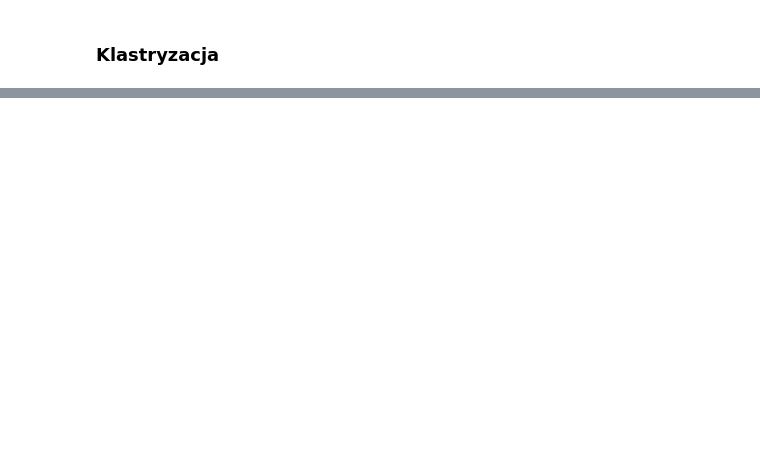
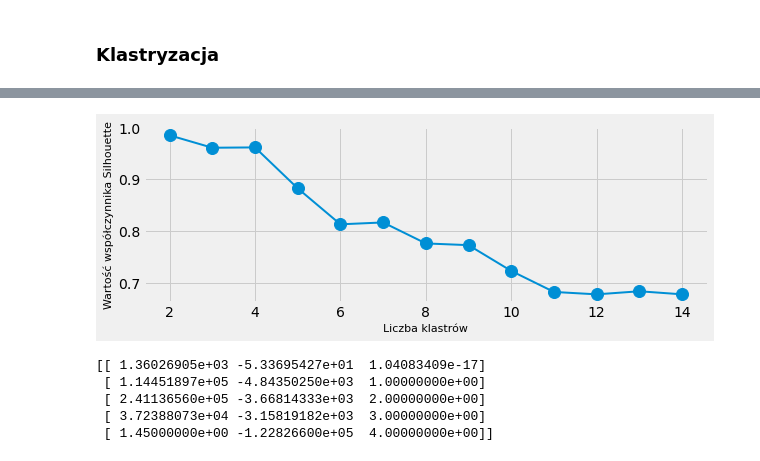
Before and after one commit to kkowalczykk/k-means-segmentation, a Jupyter notebook: main.ipynb, the cells around one changed output, grey strips where cells are left out. Saved outputs shown, nothing was run; the diff lists cells and outputs as text; code cells hidden in the pictures; blank space fills up the shorter version.

```diff
--- a/main.ipynb
+++ b/main.ipynb
@@ -352,7 +356,31 @@ es = temp[: , 0]
+# %%
+# Wyznaczenie wartości współczynnika Silhouette'a
+
+silhouette_values = findBestN(clustering_matrix)
+# %%
+# Wykres wartości wspołczynnika Silhouette'a dla poszczególnej liczby klastrów
+
+plt.figure(1 , figsize = (9 , 3) )
+plt.plot(silhouette_values['ClusterCount'], silhouette_values['SilhouetteValue'], marker='o', linestyle='-', linewidth=2, markersize=12)
+plt.ylabel('Wartość współczynnika Silhouette', fontsize=11, )
+plt.xlabel('Liczba klastrów', fontsize=11)
+plt.show()
+# %% [output]
+[figure, added]
 # %%
-best_no_of_cluster= 4
-algorithm = (KMeans(n_clusters = best_no_of_cluster ,init='k-means++', n_init = 10 ,max_iter=300,
-                        tol=0.0001,  random_state= 111  , algorithm='auto') )
-algorithm.fit(temp)
-labels1 = algorithm.labels_
-centroids1 = algorithm.cluster_centers_
+# Klasteryzacja metodą K-means
+
+best_cluster_count = 5
+algorithm = (KMeans(n_clusters = best_cluster_count ,init='k-means++', n_init = 10 ,max_iter=300,
+                        tol=0.0001,  random_state= 31  , algorithm='elkan') )
+algorithm.fit(clustering_matrix)
+labels = algorithm.labels_
+centroids = algorithm.cluster_centers_
+
+print(centroids)
+# %% [output]
+[[ 1.36026905e+03 -5.33695427e+01  1.04083409e-17]
+ [ 1.14451897e+05 -4.84350250e+03  1.00000000e+00]
+ [ 2.41136560e+05 -3.66814333e+03  2.00000000e+00]
+ [ 3.72388073e+04 -3.15819182e+03  3.00000000e+00]
+ [ 1.45000000e+00 -1.22826600e+05  4.00000000e+00]]
```
Also changed, not shown: parts of 15 cells of this notebook.
